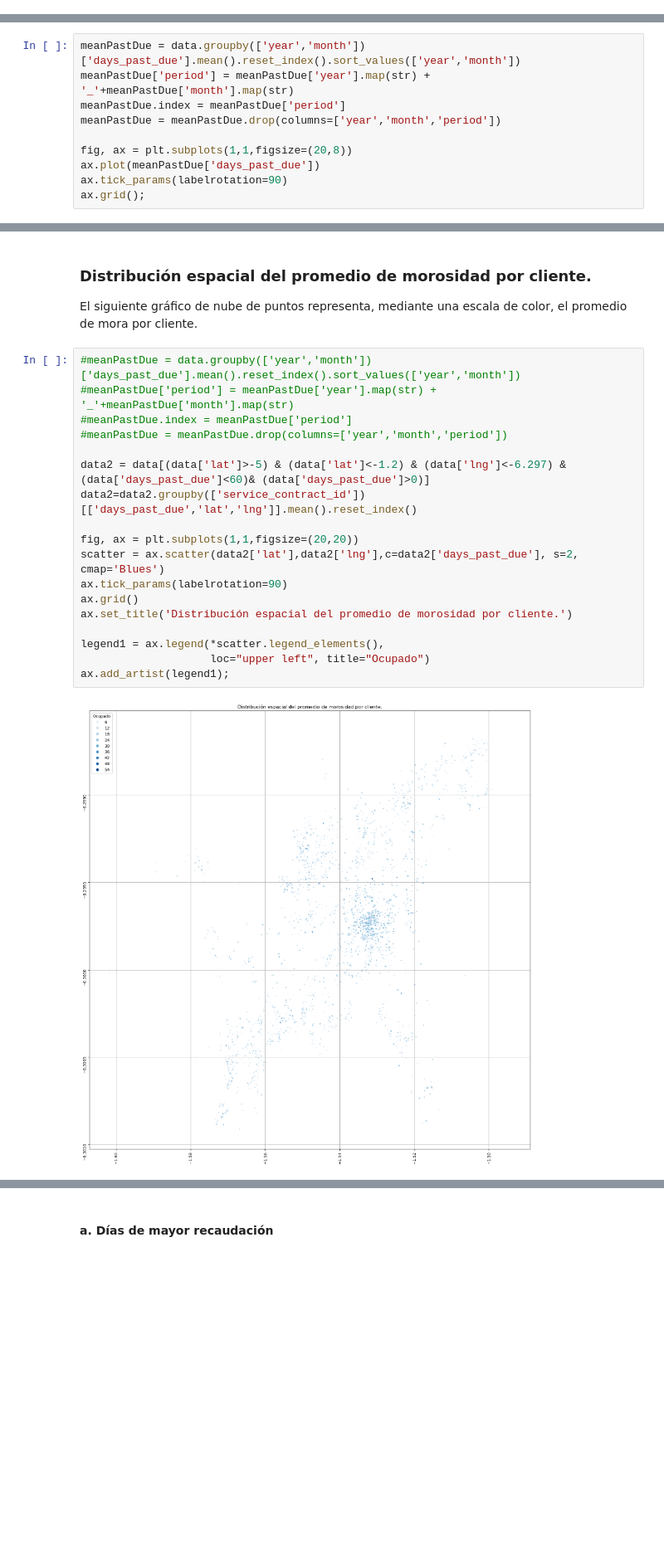
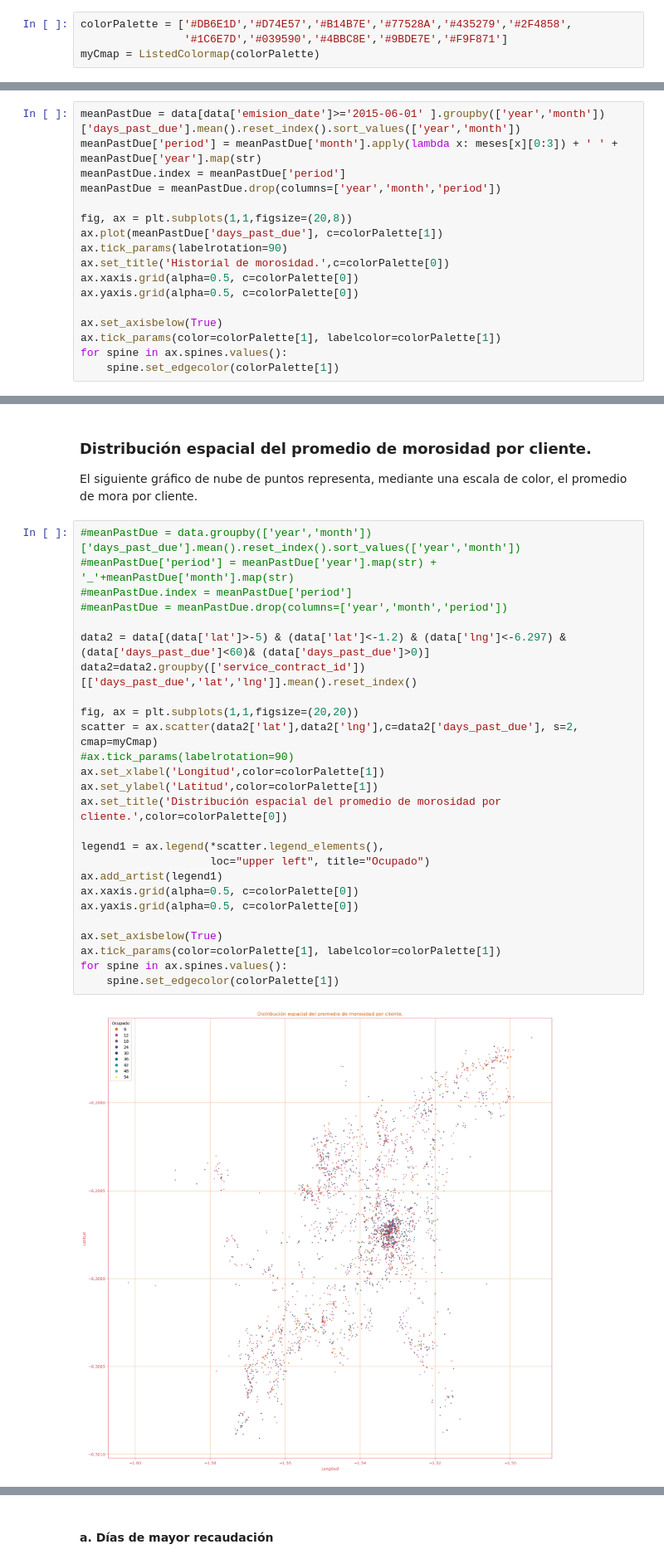
Before and after one commit to orlandoch/mora_ml, a Jupyter notebook: main.ipynb, the cells around one changed output, grey strips where cells are left out. Shown at 83% size. Cells and saved outputs as stored; diff of their text form; blank space fills up the shorter version.

```diff
--- a/main.ipynb
+++ b/main.ipynb
@@ -244,0 +278,4 @@ data.corr()
+# %%
+colorPalette = ['#DB6E1D','#D74E57','#B14B7E','#77528A','#435279','#2F4858',
+                '#1C6E7D','#039590','#4BBC8E','#9BDE7E','#F9F871']
+myCmap = ListedColormap(colorPalette)
@@ -248,13 +300,20 @@ En esta sección se explora y analizan los datos para obtener información que p
 # %% [markdown]
 ### Promedio de días de mora por año y mes
 # %%
-meanPastDue = data.groupby(['year','month'])['days_past_due'].mean().reset_index().sort_values(['year','month'])
-meanPastDue['period'] = meanPastDue['year'].map(str) + '_'+meanPastDue['month'].map(str)
+meanPastDue = data[data['emision_date']>='2015-06-01' ].groupby(['year','month'])['days_past_due'].mean().reset_index().sort_values(['year','month'])
+meanPastDue['period'] = meanPastDue['month'].apply(lambda x: meses[x][0:3]) + ' ' + meanPastDue['year'].map(str)
 meanPastDue.index = meanPastDue['period']
 meanPastDue = meanPastDue.drop(columns=['year','month','period'])
 
 fig, ax = plt.subplots(1,1,figsize=(20,8))
-ax.plot(meanPastDue['days_past_due'])
+ax.plot(meanPastDue['days_past_due'], c=colorPalette[1])
 ax.tick_params(labelrotation=90)
-ax.grid();
+ax.set_title('Historial de morosidad.',c=colorPalette[0])
+ax.xaxis.grid(alpha=0.5, c=colorPalette[0])
+ax.yaxis.grid(alpha=0.5, c=colorPalette[0])
+
+ax.set_axisbelow(True)
+ax.tick_params(color=colorPalette[1], labelcolor=colorPalette[1])
+for spine in ax.spines.values():
+    spine.set_edgecolor(colorPalette[1])
 # %% [output]
@@ -268,21 +327,29 @@ El siguiente gráfico de nube de puntos representa, mediante una escala de color
 # %%
 #meanPastDue = data.groupby(['year','month'])['days_past_due'].mean().reset_index().sort_values(['year','month'])
 #meanPastDue['period'] = meanPastDue['year'].map(str) + '_'+meanPastDue['month'].map(str)
 #meanPastDue.index = meanPastDue['period']
 #meanPastDue = meanPastDue.drop(columns=['year','month','period'])
 
 data2 = data[(data['lat']>-5) & (data['lat']<-1.2) & (data['lng']<-6.297) & (data['days_past_due']<60)& (data['days_past_due']>0)]
 data2=data2.groupby(['service_contract_id'])[['days_past_due','lat','lng']].mean().reset_index()
 
 fig, ax = plt.subplots(1,1,figsize=(20,20))
-scatter = ax.scatter(data2['lat'],data2['lng'],c=data2['days_past_due'], s=2, cmap='Blues')
-ax.tick_params(labelrotation=90)
-ax.grid()
-ax.set_title('Distribución espacial del promedio de morosidad por cliente.')
+scatter = ax.scatter(data2['lat'],data2['lng'],c=data2['days_past_due'], s=2, cmap=myCmap)
+#ax.tick_params(labelrotation=90)
+ax.set_xlabel('Longitud',color=colorPalette[1])
+ax.set_ylabel('Latitud',color=colorPalette[1])
+ax.set_title('Distribución espacial del promedio de morosidad por cliente.',color=colorPalette[0])
 
 legend1 = ax.legend(*scatter.legend_elements(),
                     loc="upper left", title="Ocupado")
-ax.add_artist(legend1);
+ax.add_artist(legend1)
+ax.xaxis.grid(alpha=0.5, c=colorPalette[0])
+ax.yaxis.grid(alpha=0.5, c=colorPalette[0])
+
+ax.set_axisbelow(True)
+ax.tick_params(color=colorPalette[1], labelcolor=colorPalette[1])
+for spine in ax.spines.values():
+    spine.set_edgecolor(colorPalette[1])
 # %% [output]
-[figure, old version]
+[figure, new version]
 # %% [markdown]
```
Also changed, not shown: parts of 49 cells of this notebook.
